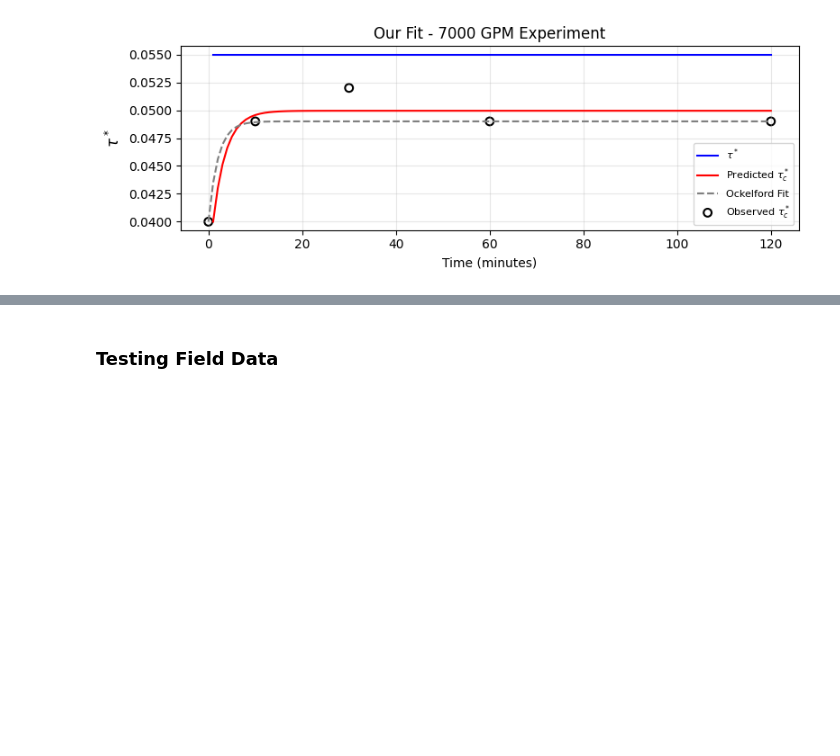
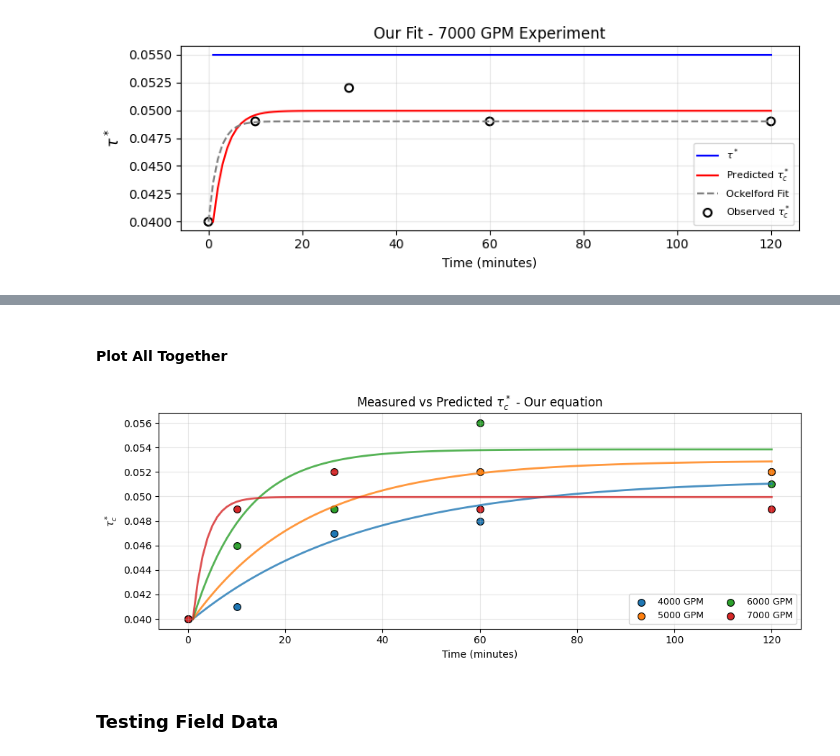
Before and after one commit to nicole-hucke/shear_stress_paper, a Jupyter notebook: antecedent_conditions/predictive_equation/predictive_model.ipynb, the cells around one changed output, grey strips where cells are left out. Cells and saved outputs as stored; diff of their text form; code cells hidden in the pictures; blank space fills up the shorter version.

Commit message:
plotting our estimations using our equations in flume

```diff
--- a/antecedent_conditions/predictive_equation/predictive_model.ipynb
+++ b/antecedent_conditions/predictive_equation/predictive_model.ipynb
@@ -376,3 +403,66 @@ plt.show()
+# %% [markdown]
+#### Plot All Together
+# %%
+from ast import If
+
+
+flows = ['4000', '5000', '6000', '7000']
+colors = dict(zip(flows, plt.cm.tab10.colors[:4]))
+
+# predicted tau_c* arrays from your evolve_tauc runs
+pred_by_flow = {
+    '4000': tauc_flume_4000,
+    '5000': tauc_flume_5000,
+    '6000': tauc_flume_6000,
+    '7000': tauc_flume_7000,
+}
+
+fig, ax = plt.subplots(figsize=(10, 4))
+
+for flow in flows:
+    pred = pred_by_flow.get(flow, None)
+    if pred is None:
+        continue
+
+    c = colors[flow]
+
+    # time axis from flume tau* table
+    time_pred = tau_star_flume.index.to_numpy()
+    pred = np.asarray(pred, dtype=float)
+
+    # safety trim in case lengths differ
+    n = min(len(time_pred), len(pred))
+    ax.plot(
+        time_pred[:n],
+        pred[:n],
+        color=c,
+        linewidth=2,
+        alpha=0.8
+    )
+
+    # observed tau_c* for same flow
+    obs_series = tauc_measurements_flume[flow].astype(float)
+    valid_obs = ~obs_series.isna()
+
+    ax.scatter(
+            obs_series.index[valid_obs],
+            obs_series[valid_obs],
+            color=c,
+            s=50,
+            edgecolors='black',
+            linewidth=0.8,
+            label=f'{flow} GPM'
+        )
+
+ax.set_xlabel('Time (minutes)')
+ax.set_ylabel(r'$\tau_c^*$')
+ax.set_title(r'Measured vs Predicted $\tau_c^*$ - Our equation', fontsize=12)
+ax.grid(True, alpha=0.3)
+ax.legend(ncol=2, fontsize=9, loc='lower right')
+plt.tight_layout()
+plt.show()
+# %% [output]
+[figure, added]
 # %% [markdown]
 ### Testing Field Data
 # %% [markdown]
```
Also changed, not shown: parts of 4 cells of this notebook.
